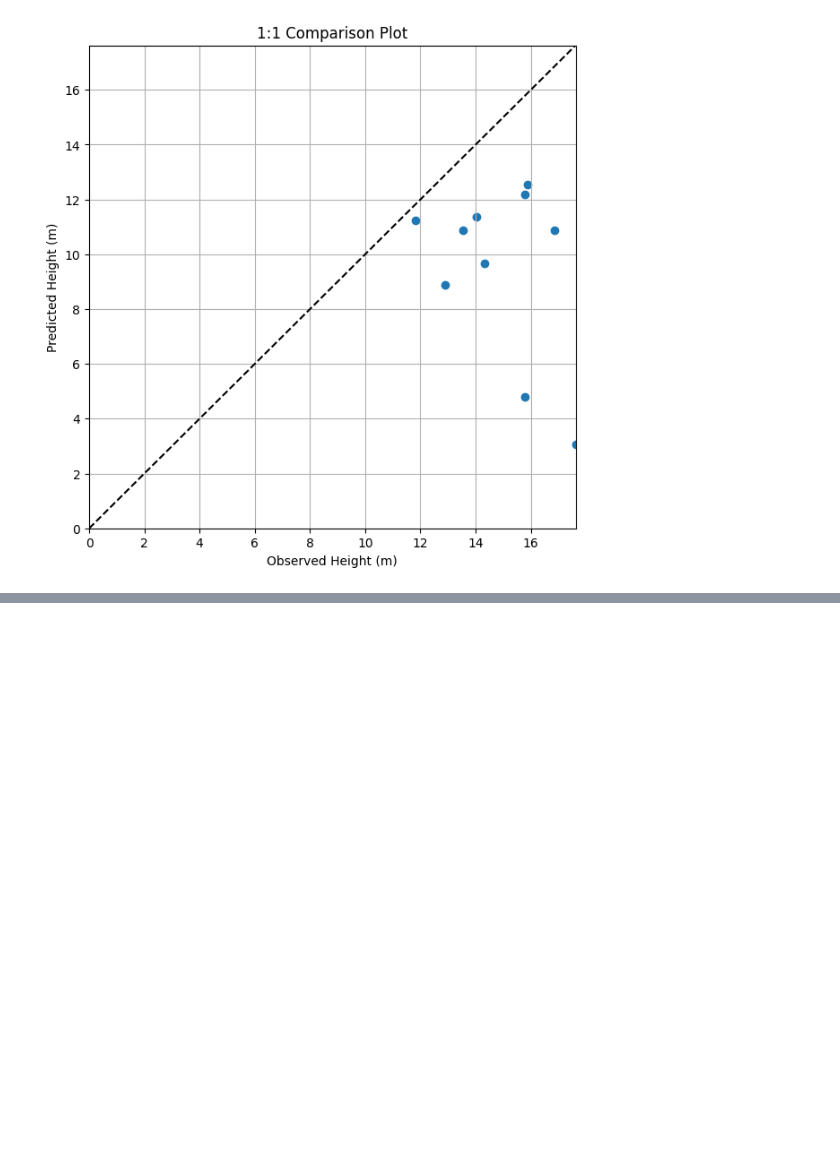
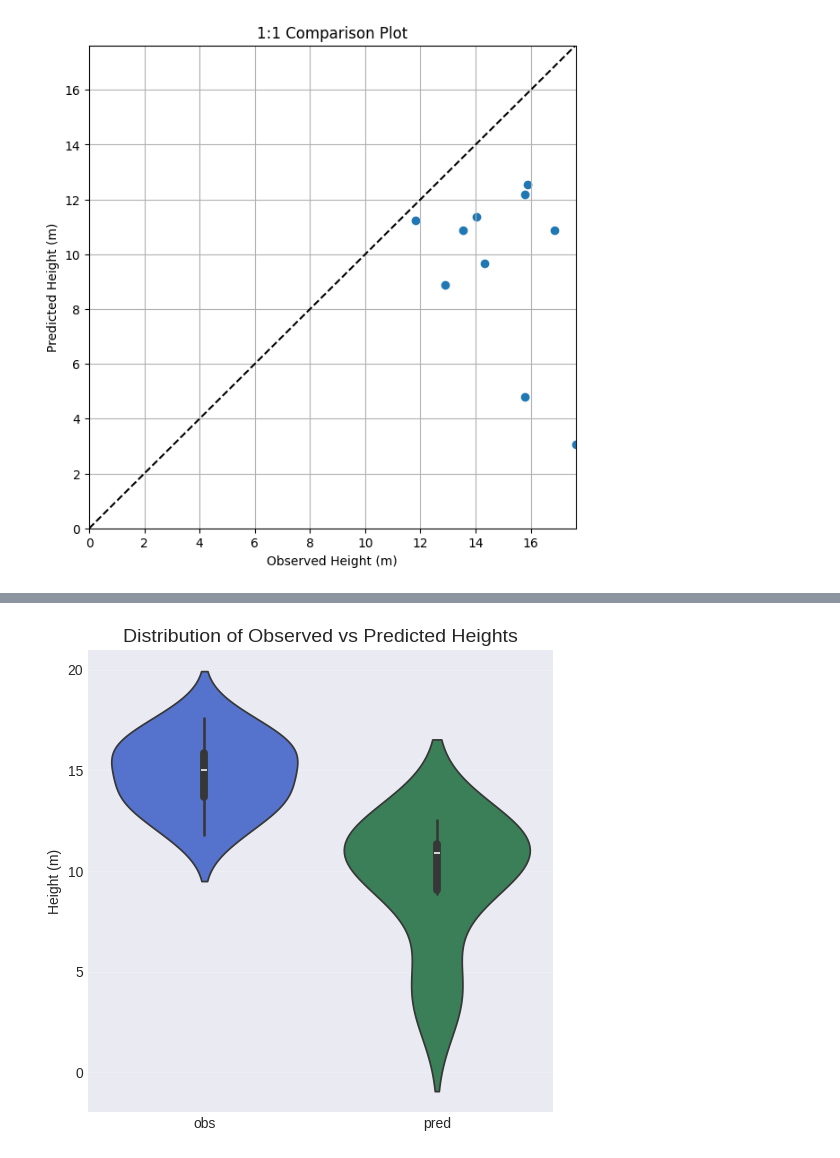
Before and after one commit to MayerT1/Prep_GEDI, a Jupyter notebook: GEDI_L1B_L2A_L2B_Native_EO_Res_Multi_Branch_Transformer.ipynb, the cells around one changed output, grey strips where cells are left out. Saved outputs shown, nothing was run; the diff lists cells and outputs as text; code cells hidden in the pictures; blank space fills up the shorter version.

```diff
--- a/GEDI_L1B_L2A_L2B_Native_EO_Res_Multi_Branch_Transformer.ipynb
+++ b/GEDI_L1B_L2A_L2B_Native_EO_Res_Multi_Branch_Transformer.ipynb
@@ -10086,0 +10138,27 @@ plt.show()
+# %%
+import seaborn as sns
+import matplotlib.pyplot as plt
+import pandas as pd
+
+# Melt the data so seaborn can color by variable
+plot_df = df[['obs', 'pred']].melt(
+    var_name='Type',
+    value_name='Height'
+)
+
+plt.figure(figsize=(6,6))
+sns.violinplot(
+    data=plot_df,
+    x='Type',
+    y='Height',
+    palette={'obs': 'royalblue', 'pred': 'seagreen'}
+)
+
+plt.title("Distribution of Observed vs Predicted Heights", fontsize=14)
+plt.ylabel("Height (m)")
+plt.xlabel("")
+plt.grid(axis='y', alpha=0.2)
+
+plt.show()
+# %% [output]
+[figure, added]
```
Also changed, not shown: parts of 3 cells of this notebook.
